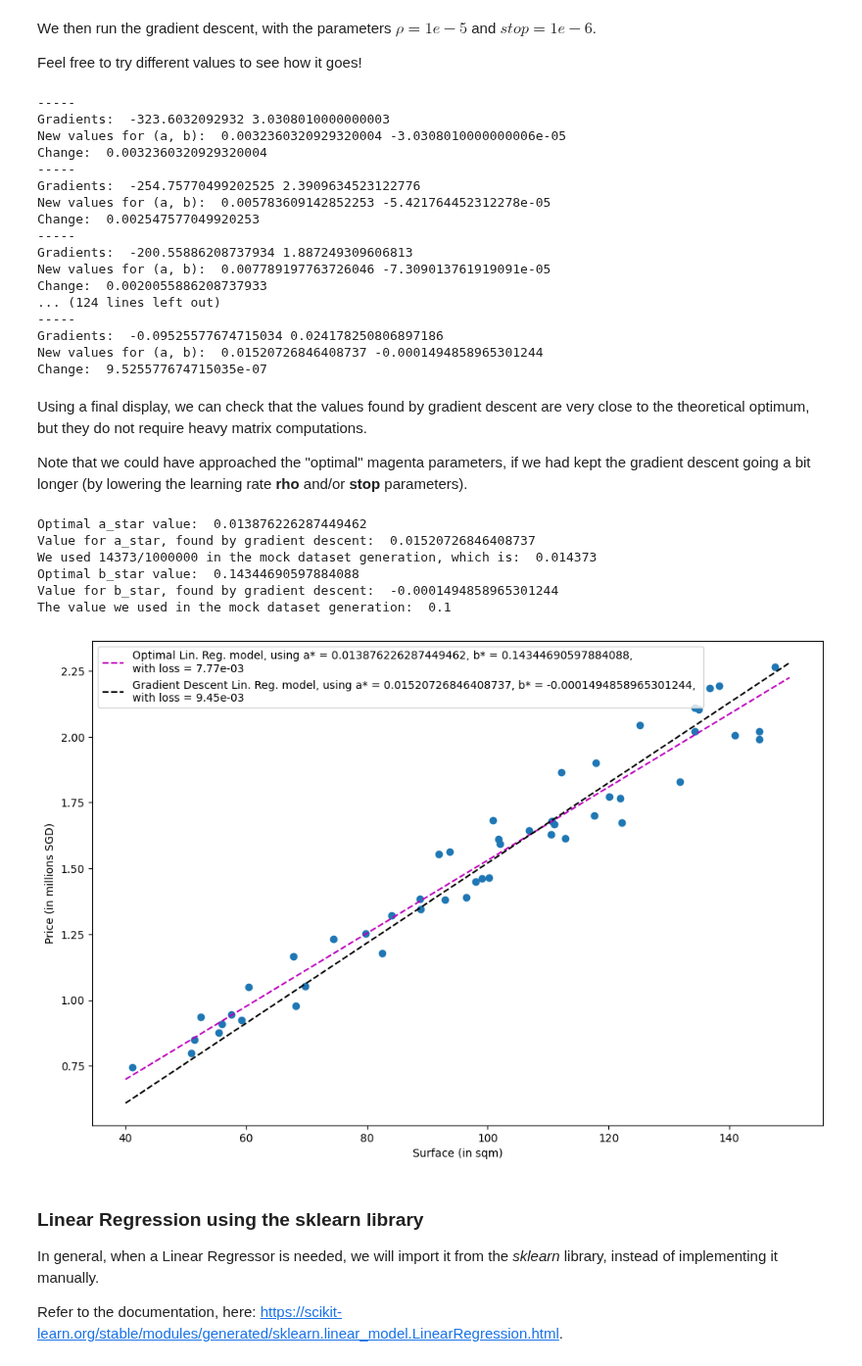
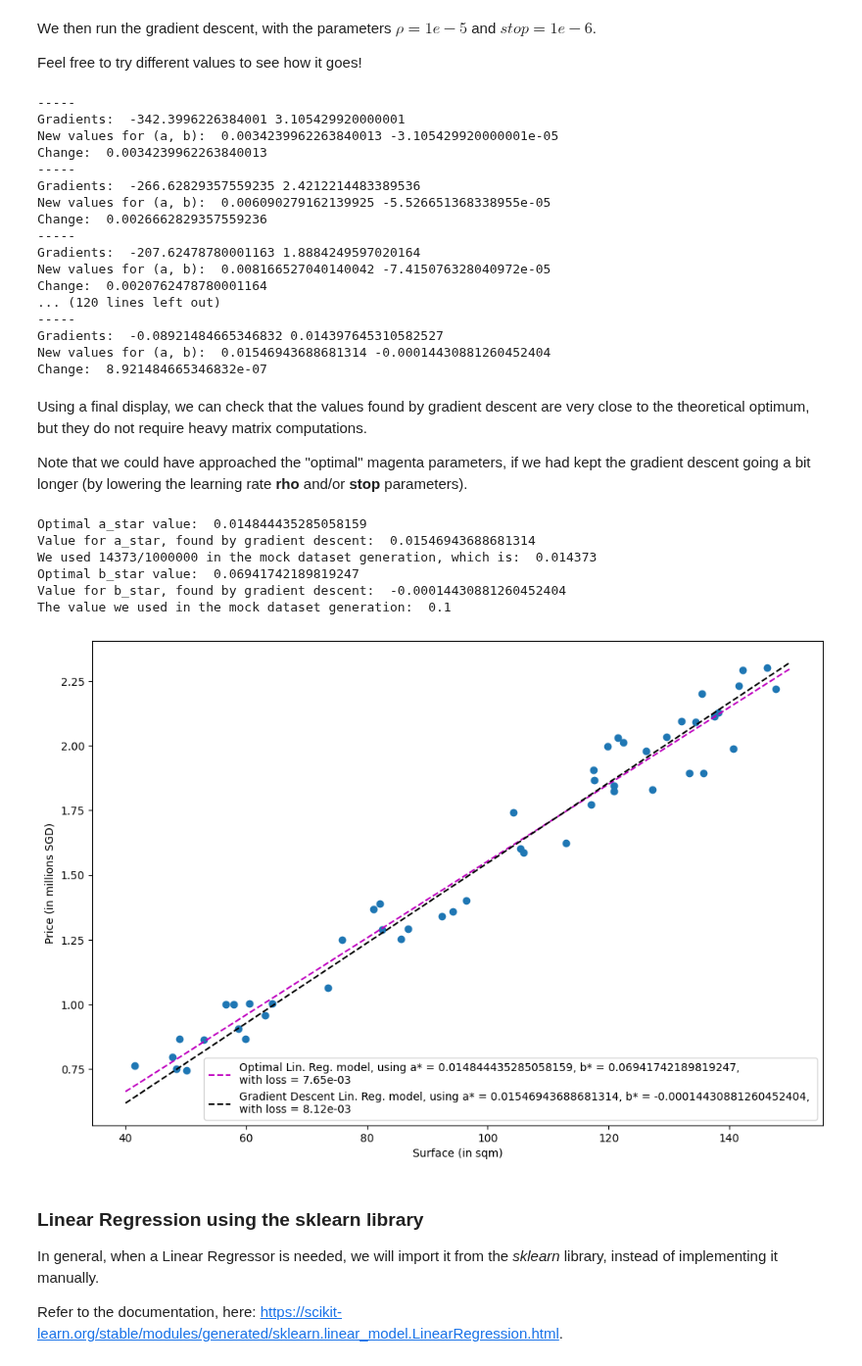
Before and after one commit to matthieudemari/SUTD_DL_50_039, a Jupyter notebook: W1/0. All/Code files/2. Solving a Simple Linear Regression Model with a Mock Dataset, using Gradient Descent.ipynb, the cells around one changed output. Shown at 98% size. Cells and saved outputs as stored; diff of their text form; code cells hidden in the pictures.

```diff
--- a/W1/0. All/Code files/2. Solving a Simple Linear Regression Model with a Mock Dataset, using Gradient Descent.ipynb
+++ b/W1/0. All/Code files/2. Solving a Simple Linear Regression Model with a Mock Dataset, using Gradient Descent.ipynb
@@ -29,25 +29,23 @@ from sklearn.linear_model import LinearRegression
 As in notebook 1, will be skipped.
 # %%
 # All helper functions
-min_surf = 40
-max_surf = 150
 def surface(min_surf, max_surf):
     return round(np.random.uniform(min_surf, max_surf), 2)
 def price(surface):
     # Note: this will return the price in millions of SGD.
     return round((100000 + 14373*surface)*(1 + np.random.uniform(-0.1, 0.1)))/1000000
-def get_x_list(l):
-    return [v[0] for v in l]
-def get_y_list(l):
-    return [v[1] for v in l]
+def generate_datasets(n_points, min_surf, max_surf):
+    x = np.array([surface(min_surf, max_surf) for _ in range(n_points)])
+    y = np.array([price(i) for i in x])
+    return x, y
 # %%
 # Dataset generation (n_points points will be generated).
 # We will use a seed for reproducibility.
-np.random.seed(47)
+min_surf = 40
+max_surf = 150
+np.random.seed(27)
 n_points = 50
-dataset = [(s := surface(min_surf, max_surf), price(s)) for _ in range(n_points)]
-inputs = get_x_list(dataset)
-outputs = get_y_list(dataset)
+inputs, outputs = generate_datasets(n_points, min_surf, max_surf)
 print(inputs)
 print(outputs)
 # %% [output]
@@ -67,8 +75,10 @@ Below, we define the **linreg()** function, which produces a list of values to b
 # Linear regression has two trainable parameters (a and b).
 # Other parameters, like min_surf, max_surf, n_points will
 # help get points for the upcoming matplotlib displays.
-def linreg(a, b, min_surf, max_surf, n_points = 50):
-    return [(x, a*x + b) for x in np.linspace(min_surf, max_surf, n_points)]
+def linreg_matplotlib(a, b, min_surf, max_surf, n_points = 50):
+    x = np.linspace(min_surf, max_surf, n_points)
+    y = a*x + b
+    return x, y
 # %% [markdown]
 ### Loss function
 
@@ -87,7 +97,7 @@ We implement the loss function below, as the function **loss_mse()**.
 # Mean square error as a loss function
 # Displaying loss using exponential notation (XXXe-YYY)
 def loss_mse(a, b, x, y):
-    val =  sum([(y_i - (a*x_i + b))**2 for x_i, y_i in zip(x, y)])/len(x)
+    val =  np.sum((y - (a*x + b))**2)/x.shape[0]
     return '{:.2e}'.format(val)
 # %% [markdown]
 Below, we provide a full display with dataset entries, the three linear regressions and their loss values.
@@ -224,22 +234,22 @@ Feel free to try different values to see how it goes!
 a_gd, b_gd = gradient_descent_linreg(a_0 = 0, b_0 = 0, x = inputs, y = outputs, rho = 1e-5, stop = 1e-6)
 # %% [output]
 -----
-Gradients:  -323.6032092932 3.0308010000000003
-New values for (a, b):  0.0032360320929320004 -3.0308010000000006e-05
-Change:  0.0032360320929320004
+Gradients:  -342.3996226384001 3.105429920000001
+New values for (a, b):  0.0034239962263840013 -3.105429920000001e-05
+Change:  0.0034239962263840013
 -----
-Gradients:  -254.75770499202525 2.3909634523122776
-New values for (a, b):  0.005783609142852253 -5.421764452312278e-05
-Change:  0.002547577049920253
+Gradients:  -266.62829357559235 2.4212214483389536
+New values for (a, b):  0.006090279162139925 -5.526651368338955e-05
+Change:  0.0026662829357559236
 -----
-Gradients:  -200.55886208737934 1.887249309606813
-New values for (a, b):  0.007789197763726046 -7.309013761919091e-05
-Change:  0.0020055886208737933
-... (124 lines left out)
+Gradients:  -207.62478780001163 1.8884249597020164
+New values for (a, b):  0.008166527040140042 -7.415076328040972e-05
+Change:  0.0020762478780001164
+... (120 lines left out)
 -----
-Gradients:  -0.09525577674715034 0.024178250806897186
-New values for (a, b):  0.01520726846408737 -0.0001494858965301244
-Change:  9.525577674715035e-07
+Gradients:  -0.08921484665346832 0.014397645310582527
+New values for (a, b):  0.01546943688681314 -0.00014430881260452404
+Change:  8.921484665346832e-07
 # %% [markdown]
 Using a final display, we can check that the values found by gradient descent are very close to the theoretical optimum, but they do not require heavy matrix computations.
 
@@ -252,36 +262,36 @@ print("Optimal b_star value: ", b_star)
 print("Value for b_star, found by gradient descent: ", b_gd)
 print("The value we used in the mock dataset generation: ", 100000/1000000)
 # %% [output]
-Optimal a_star value:  0.013876226287449462
-Value for a_star, found by gradient descent:  0.01520726846408737
+Optimal a_star value:  0.014844435285058159
+Value for a_star, found by gradient descent:  0.01546943688681314
 We used 14373/1000000 in the mock dataset generation, which is:  0.014373
-Optimal b_star value:  0.14344690597884088
-Value for b_star, found by gradient descent:  -0.0001494858965301244
+Optimal b_star value:  0.06941742189819247
+Value for b_star, found by gradient descent:  -0.00014430881260452404
 The value we used in the mock dataset generation:  0.1
 # %%
 # Display dataset
 plt.figure(figsize = (12, 8))
 plt.scatter(inputs, outputs)
 plt.xlabel("Surface (in sqm)")
 plt.ylabel("Price (in millions SGD)")
 
-# Optimal linreg
-linreg_dataset = linreg(a_star, b_star, min_surf, max_surf, n_points)
-loss = loss_mse(a_star, b_star, inputs, outputs)
-legend = "Optimal Lin. Reg. model, using a* = {}, b* = {}, \nwith loss = {}".format(a_star, b_star, loss)
-plt.plot(get_x_list(linreg_dataset), get_y_list(linreg_dataset), 'm--', label = legend)
+# Optimal linreg (calculated using the W_star formula)
+linreg_dataset1_inputs, linreg_dataset1_outputs = linreg_matplotlib(a_star, b_star, min_surf, max_surf, n_points)
+loss1 = loss_mse(a_star, b_star, inputs, outputs)
+legend1 = "Optimal Lin. Reg. model, using a* = {}, b* = {}, \nwith loss = {}".format(a_star, b_star, loss1)
+plt.plot(linreg_dataset1_inputs, linreg_dataset1_outputs, 'm--', label = legend1)
 
 # Gradient Descent linreg
-linreg_dataset = linreg(a_gd, b_gd, min_surf, max_surf, n_points)
+linreg_dataset2_inputs, linreg_dataset2_outputs = linreg_matplotlib(a_gd, b_gd, min_surf, max_surf, n_points)
 loss2 = loss_mse(a_gd, b_gd, inputs, outputs)
 legend2 = "Gradient Descent Lin. Reg. model, using a* = {}, b* = {}, \nwith loss = {}".format(a_gd, b_gd, loss2)
-plt.plot(get_x_list(linreg_dataset), get_y_list(linreg_dataset), 'k--', label = legend2)
+plt.plot(linreg_dataset2_inputs, linreg_dataset2_outputs, 'k--', label = legend2)
 
 # Display
 plt.legend(loc = 'best')
 plt.show()
 # %% [output]
-[figure, old version]
+[figure, new version]
 # %% [markdown]
 ### Linear Regression using the sklearn library
 
```
Also changed, not shown: parts of 7 cells of this notebook, 4 other files.
